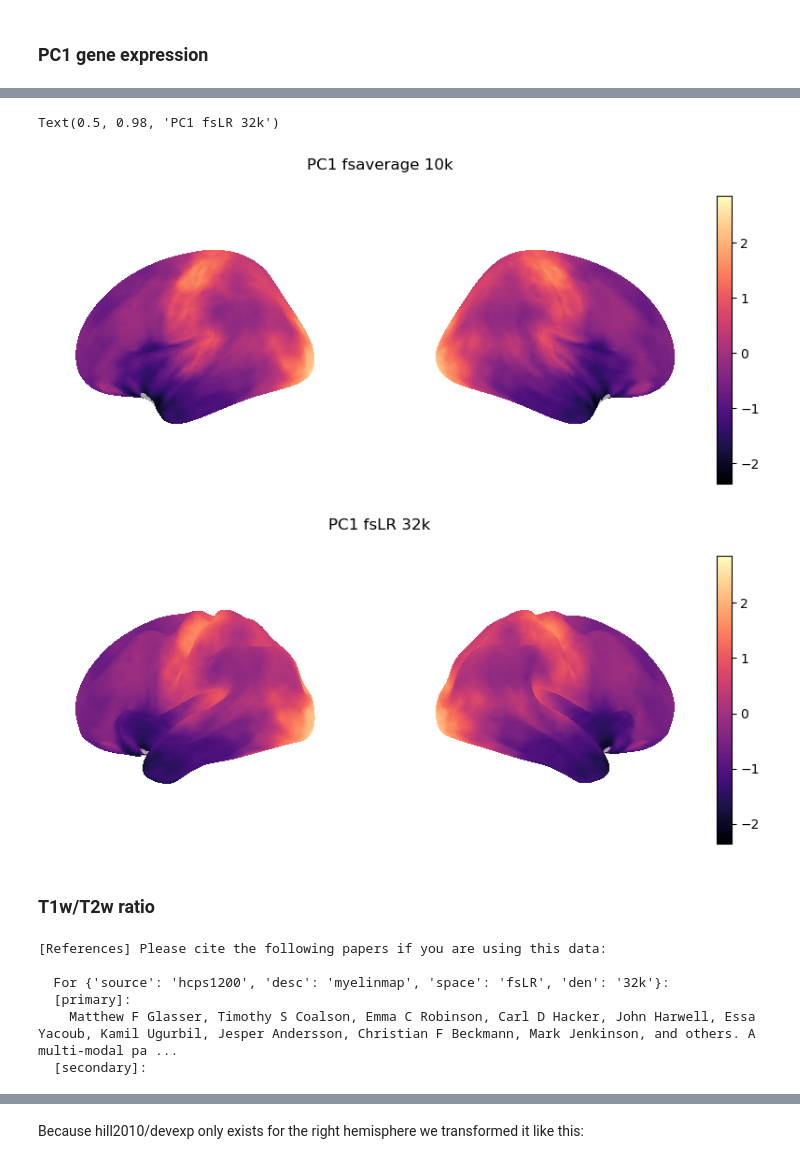
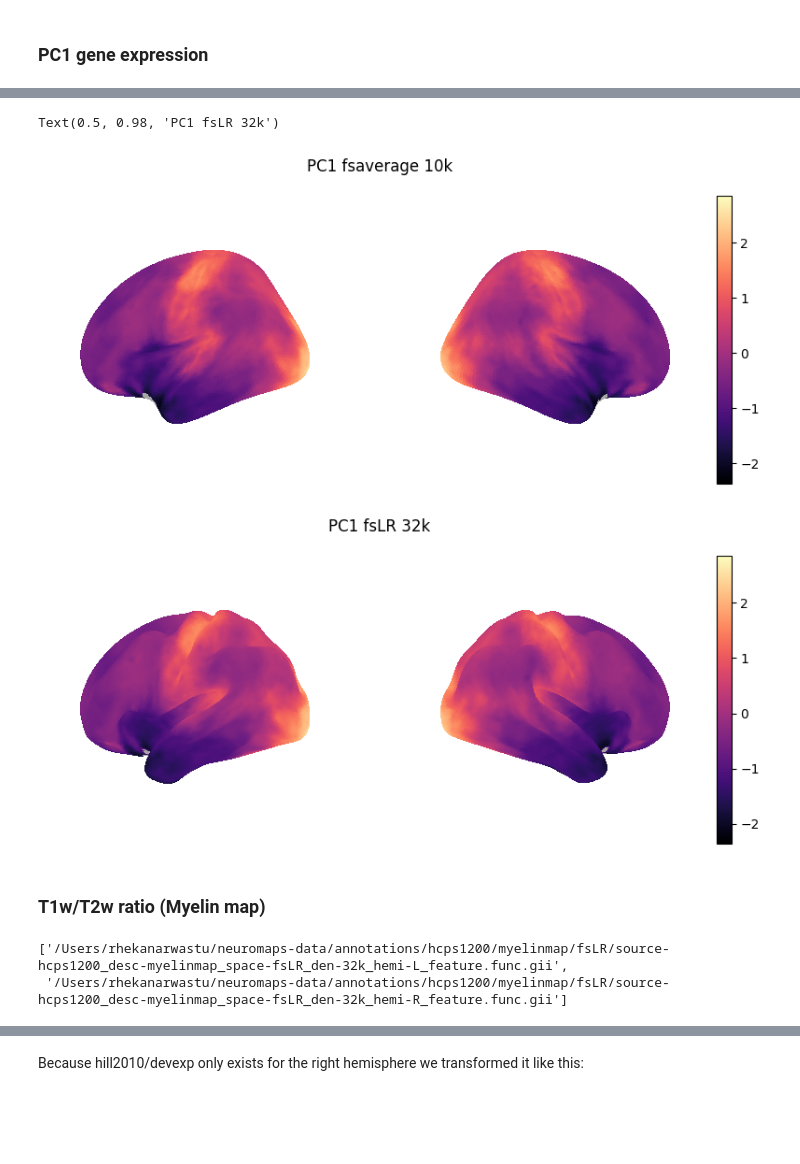
Before and after one commit to katrinasuherman/neuromaps-schizophrenia-thinning, a Jupyter notebook: transformations.ipynb, the cells around one changed output, grey strips where cells are left out. Saved outputs shown, nothing was run; the diff lists cells and outputs as text; code cells hidden in the pictures; blank space fills up the shorter version.

```diff
--- a/transformations.ipynb
+++ b/transformations.ipynb
@@ -199,28 +320,30 @@ genepc1_fsLR32k = fsaverage_to_fslr(genepc1, target_density='32k')
-# %%
-fig1, cbar1 = plot_surf_lateral_only(
-    genepc1, template='fsaverage', density='10k',
-    cmap='magma', colorbar='shared', cbar_location='right', wspace=0.18
-)
-fig1.suptitle('PC1 fsaverage 10k', y=0.98)
-
-fig2, cbar2 = plot_surf_lateral_only(
-    genepc1_fsLR32k, template='fsLR', density='32k',
-    cmap='magma', colorbar='shared', cbar_location='right', wspace=0.18
-)
-fig2.suptitle('PC1 fsLR 32k', y=0.98)
-# %% [output]
-Text(0.5, 0.98, 'PC1 fsLR 32k')
-[figure, removed]
-[figure, removed]
+# %%
+# before
+fig1, cbar1 = plot_surf_lateral_only(
+    genepc1, template='fsaverage', density='10k',
+    cmap='magma', colorbar='shared', cbar_location='right', wspace=0.18
+)
+fig1.suptitle('PC1 fsaverage 10k', y=0.98)
+
+# after
+genepc1_fsLR32k_path = gifti_to_path(genepc1_fsLR32k) # change the gifti to path
+
+fig2, cbar2 = plot_surf_lateral_only(
+    genepc1_fsLR32k_path, template='fsLR', density='32k',
+    cmap='magma', colorbar='shared', cbar_location='right', wspace=0.18
+)
+fig2.suptitle('PC1 fsLR 32k', y=0.98)
+# %% [output]
+Text(0.5, 0.98, 'PC1 fsLR 32k')
+[figure, added]
+[figure, added]
 # %% [markdown]
-### T1w/T2w ratio
+### T1w/T2w ratio (Myelin map)
 # %%
 myelinmap = fetch_annotation(source='hcps1200', desc='myelinmap', space='fsLR', den='32k')
 myelinmap_fsLR32k = myelinmap  # already in target space
+myelinmap_fsLR32k_L, myelinmap_fsLR32k_R = myelinmap_fsLR32k
+myelinmap_fsLR32k
 # %% [output]
-[References] Please cite the following papers if you are using this data:
-
-  For {'source': 'hcps1200', 'desc': 'myelinmap', 'space': 'fsLR', 'den': '32k'}:
-  [primary]:
-    Matthew F Glasser, Timothy S Coalson, Emma C Robinson, Carl D Hacker, John Harwell, Essa Yacoub, Kamil Ugurbil, Jesper Andersson, Christian F Beckmann, Mark Jenkinson, and others. A multi-modal pa ...
-  [secondary]:
+['/Users/rhekanarwastu/neuromaps-data/annotations/hcps1200/myelinmap/fsLR/source-hcps1200_desc-myelinmap_space-fsLR_den-32k_hemi-L_feature.func.gii',
+ '/Users/rhekanarwastu/neuromaps-data/annotations/hcps1200/myelinmap/fsLR/source-hcps1200_desc-myelinmap_space-fsLR_den-32k_hemi-R_feature.func.gii']
```
Also changed, not shown: parts of 64 cells of this notebook, 1 other file.
